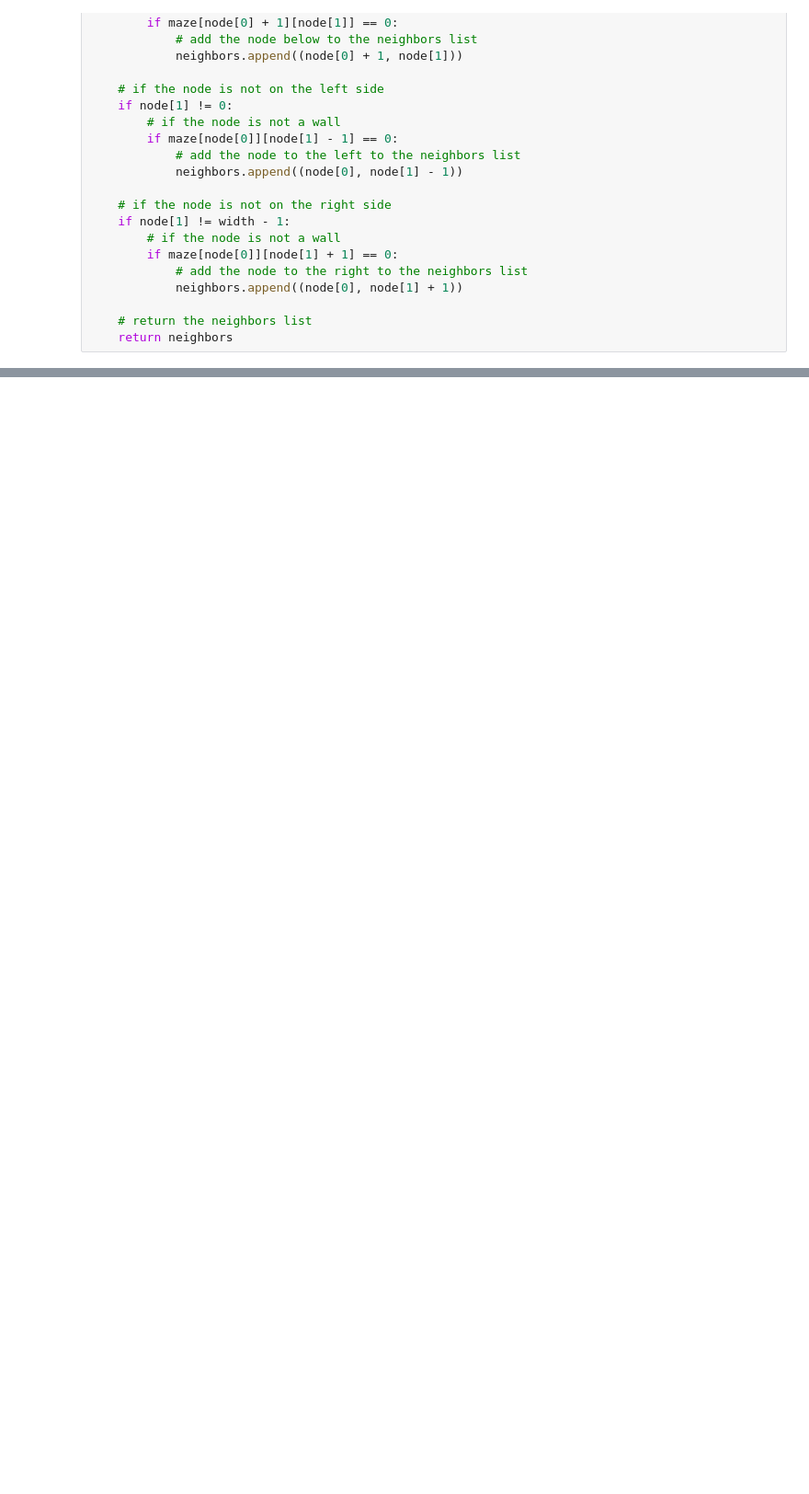
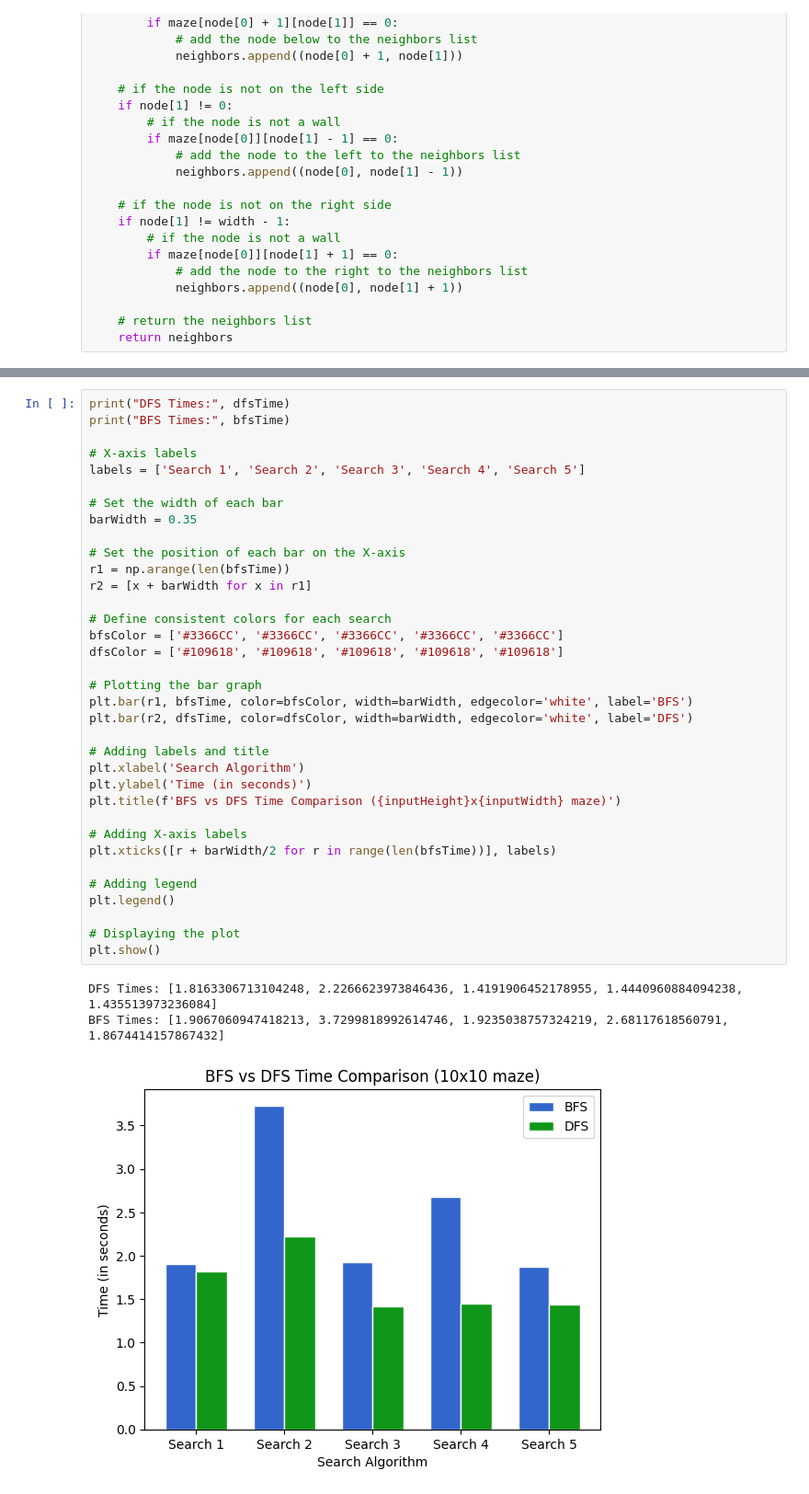
Before and after one commit to jordanhilado/cecs451-final-group5, a Jupyter notebook: general.ipynb, the cells around one changed output, grey strips where cells are left out. Shown at 92% size. Cells and saved outputs as stored; diff of their text form; blank space fills up the shorter version.

```diff
--- a/general.ipynb
+++ b/general.ipynb
@@ -383,0 +409,39 @@ ffmpeg version 4.3.5-0+deb11u1 Copyright (c) 2000-2022 the FFmpeg developers
+# %%
+print("DFS Times:", dfsTime)
+print("BFS Times:", bfsTime)
+
+# X-axis labels
+labels = ['Search 1', 'Search 2', 'Search 3', 'Search 4', 'Search 5']
+
+# Set the width of each bar
+barWidth = 0.35
+
+# Set the position of each bar on the X-axis
+r1 = np.arange(len(bfsTime))
+r2 = [x + barWidth for x in r1]
+
+# Define consistent colors for each search
+bfsColor = ['#3366CC', '#3366CC', '#3366CC', '#3366CC', '#3366CC']
+dfsColor = ['#109618', '#109618', '#109618', '#109618', '#109618']
+
+# Plotting the bar graph
+plt.bar(r1, bfsTime, color=bfsColor, width=barWidth, edgecolor='white', label='BFS')
+plt.bar(r2, dfsTime, color=dfsColor, width=barWidth, edgecolor='white', label='DFS')
+
+# Adding labels and title
+plt.xlabel('Search Algorithm')
+plt.ylabel('Time (in seconds)')
+plt.title(f'BFS vs DFS Time Comparison ({inputHeight}x{inputWidth} maze)')
+
+# Adding X-axis labels
+plt.xticks([r + barWidth/2 for r in range(len(bfsTime))], labels)
+
+# Adding legend
+plt.legend()
+
+# Displaying the plot
+plt.show()
+# %% [output]
+DFS Times: [1.8163306713104248, 2.2266623973846436, 1.4191906452178955, 1.4440960884094238, 1.435513973236084]
+BFS Times: [1.9067060947418213, 3.7299818992614746, 1.9235038757324219, 2.68117618560791, 1.8674414157867432]
+[figure, added]
```
Also changed, not shown: parts of 5 cells of this notebook, 1 other file.
